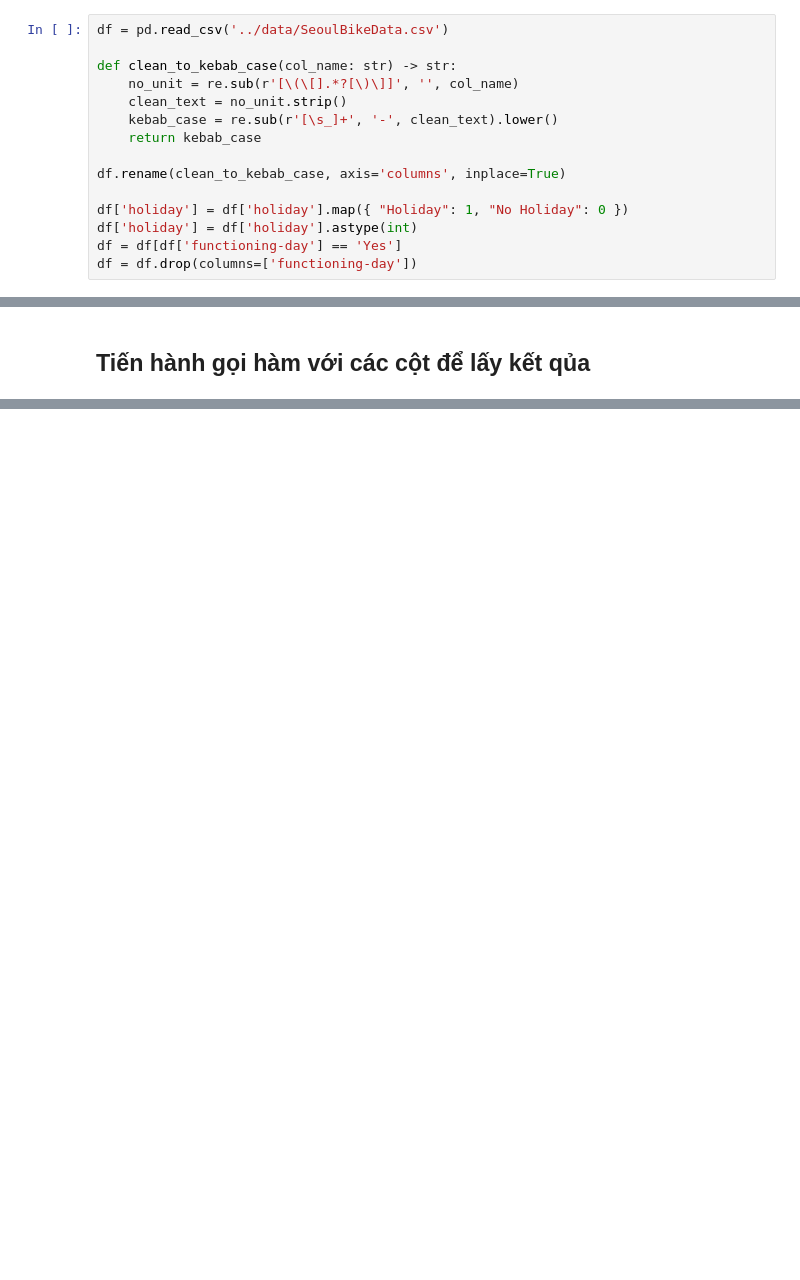
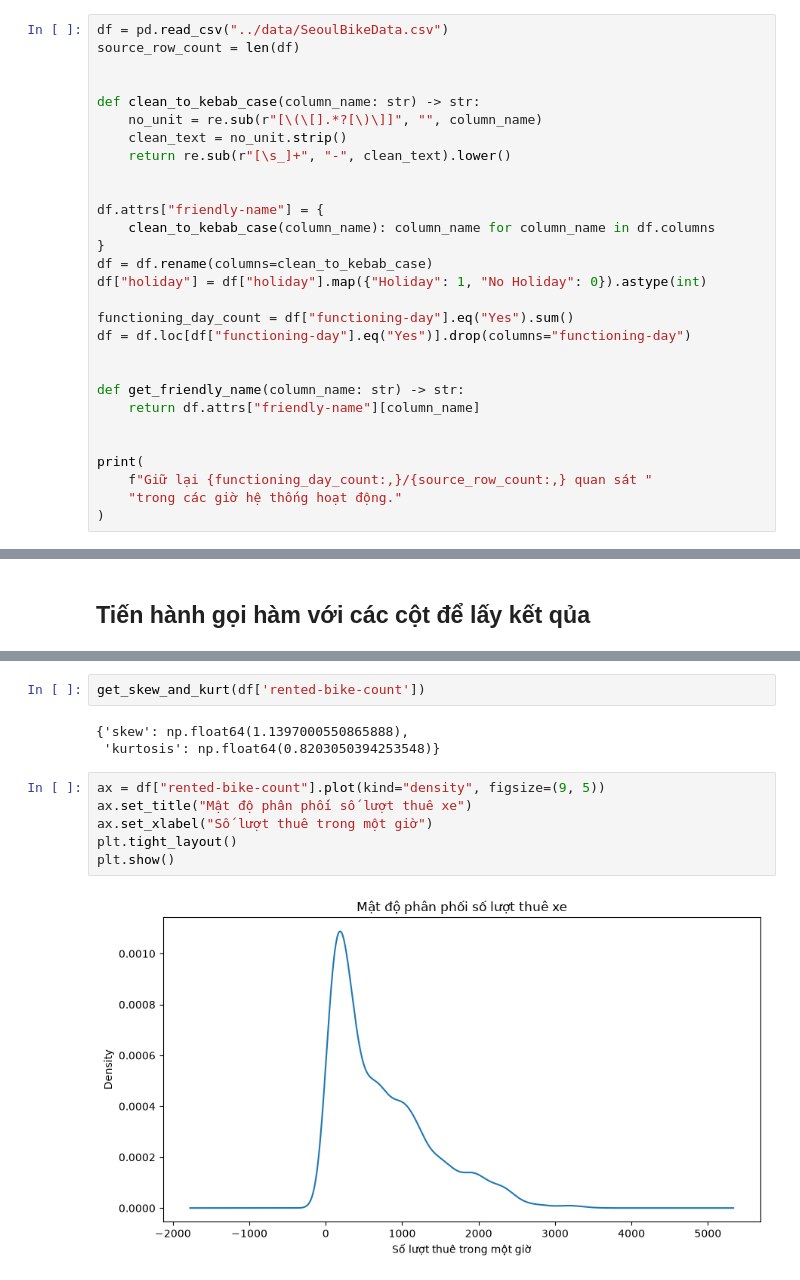
Before and after one commit to hoacangio/uit-data-analysis, a Jupyter notebook: notebooks/analysis.ipynb, the cells around one changed output, grey strips where cells are left out. Cells and saved outputs as stored; diff of their text form; blank space fills up the shorter version.

```diff
--- a/notebooks/analysis.ipynb
+++ b/notebooks/analysis.ipynb
@@ -5,18 +13,32 @@ import re
 # %%
-df = pd.read_csv('../data/SeoulBikeData.csv')
+df = pd.read_csv("../data/SeoulBikeData.csv")
+source_row_count = len(df)
 
-def clean_to_kebab_case(col_name: str) -> str:
-    no_unit = re.sub(r'[\(\[].*?[\)\]]', '', col_name)
+
+def clean_to_kebab_case(column_name: str) -> str:
+    no_unit = re.sub(r"[\(\[].*?[\)\]]", "", column_name)
     clean_text = no_unit.strip()
-    kebab_case = re.sub(r'[\s_]+', '-', clean_text).lower()
-    return kebab_case
+    return re.sub(r"[\s_]+", "-", clean_text).lower()
 
-df.rename(clean_to_kebab_case, axis='columns', inplace=True)
 
-df['holiday'] = df['holiday'].map({ "Holiday": 1, "No Holiday": 0 })
-df['holiday'] = df['holiday'].astype(int)
-df = df[df['functioning-day'] == 'Yes']
-df = df.drop(columns=['functioning-day'])
+df.attrs["friendly-name"] = {
+    clean_to_kebab_case(column_name): column_name for column_name in df.columns
+}
+df = df.rename(columns=clean_to_kebab_case)
+df["holiday"] = df["holiday"].map({"Holiday": 1, "No Holiday": 0}).astype(int)
+
+functioning_day_count = df["functioning-day"].eq("Yes").sum()
+df = df.loc[df["functioning-day"].eq("Yes")].drop(columns="functioning-day")
+
+
+def get_friendly_name(column_name: str) -> str:
+    return df.attrs["friendly-name"][column_name]
+
+
+print(
+    f"Giữ lại {functioning_day_count:,}/{source_row_count:,} quan sát "
+    "trong các giờ hệ thống hoạt động."
+)
 # %%
 df
 # %% [output]
@@ -114,0 +277,13 @@ Các biến được lựa chọn: Rented Bike Count, Temperature(°C), Humidity
+# %%
+get_skew_and_kurt(df['rented-bike-count'])
+# %% [output]
+{'skew': np.float64(1.1397000550865888),
+ 'kurtosis': np.float64(0.8203050394253548)}
+# %%
+ax = df["rented-bike-count"].plot(kind="density", figsize=(9, 5))
+ax.set_title("Mật độ phân phối số lượt thuê xe")
+ax.set_xlabel("Số lượt thuê trong một giờ")
+plt.tight_layout()
+plt.show()
+# %% [output]
+[figure, added]
```
Also changed, not shown: parts of 35 cells of this notebook, 7 other files.
